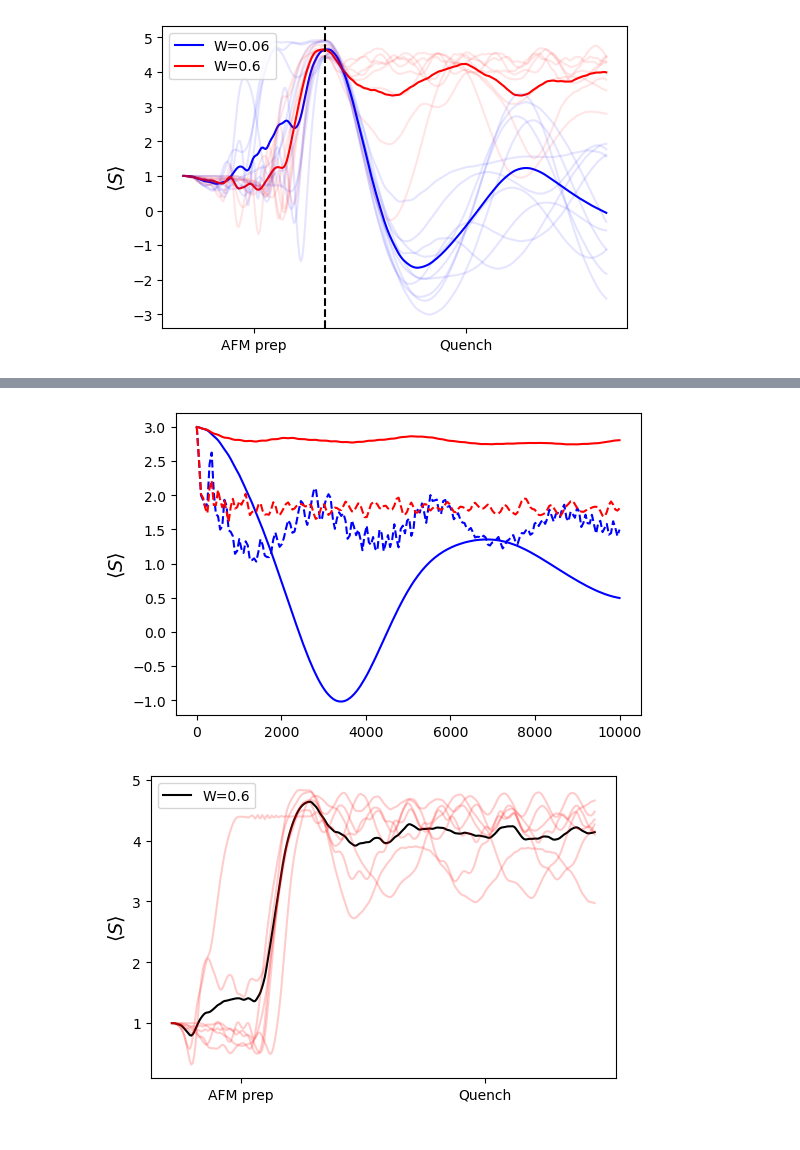
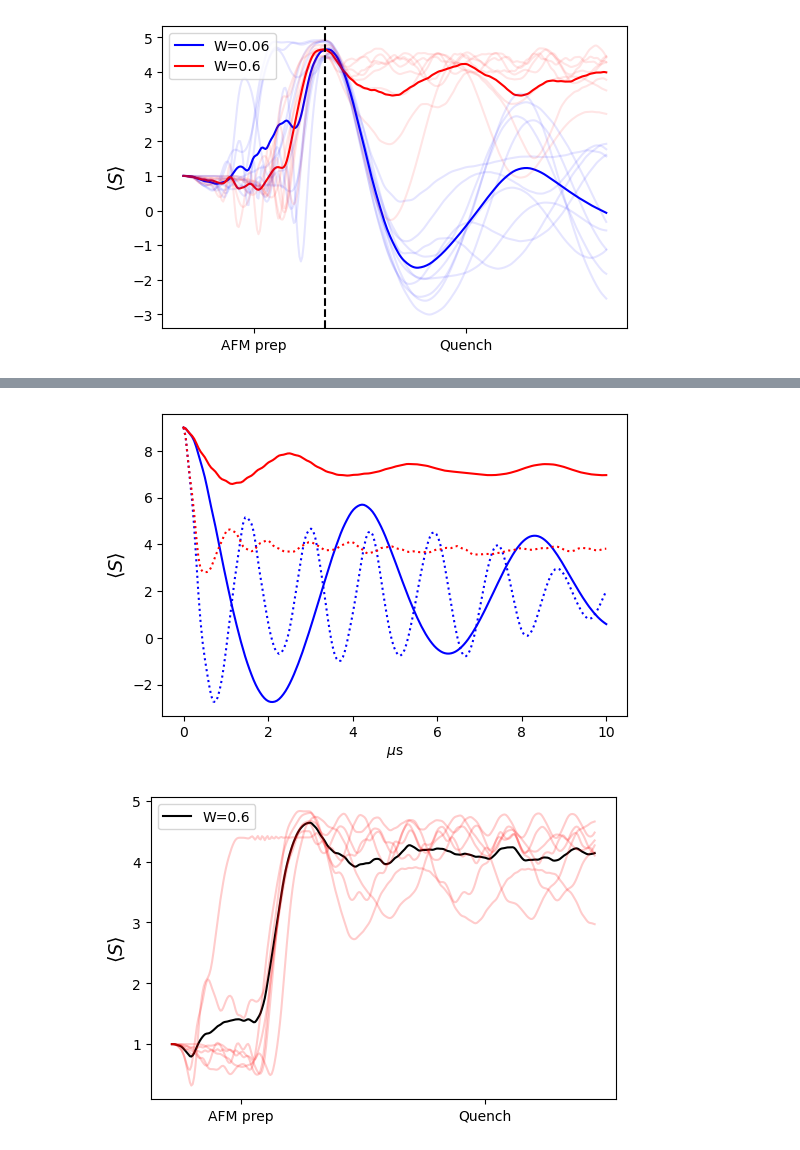
Before and after one commit to sebgrijalva/Pulser, a Jupyter notebook: tutorials/pulse_optim_algo.ipynb, the cells around one changed output, grey strips where cells are left out. Cells and saved outputs as stored; diff of their text form; code cells hidden in the pictures.

```diff
--- a/tutorials/pulse_optim_algo.ipynb
+++ b/tutorials/pulse_optim_algo.ipynb
@@ -288,7 +292,7 @@ def score_quench(para):
         var_S_W += np.var(stg_mag)
     return abs(av_S_0/K) - av_S_W/K + var_S_W/K
 # %%
-RESULT_quench = gp_minimize(score_quench,bounds_quench,n_random_starts = 30, n_calls = 60, initial_point_generator=lhs2,verbose=True)
+RESULT_quench = gp_minimize(score_quench,bounds_quench,n_random_starts = 40, n_calls = 100, initial_point_generator=lhs2,verbose=True)
 # %% [output]
 Iteration No: 1 started. Evaluating function at random point.
 Iteration No: 1 ended. Evaluation done at random point.
@@ -310,3 +314,2 @@ Current minimum: -3.9803
 # %%
-quench_para = [U_0*1,3*U_0]
-score_quench(quench_para)
+quench_para = [U_0*0.5,2*U_0]
@@ -321,4 +322,5 @@ print(RESULT_quench.x[1]/U_0)
 # %%
+N=9
 RW = [reg(N,0.6) for k in range(K)]
 register_dict = {str(i):{'reg':RW[i][0],'W_list':RW[i][1]} for i in range(K)}
 RW0 = [reg(N,0.06) for k in range(K)]
@@ -333,24 +335,27 @@ def stg_mag_after_quench(reg,para):
         sim = Simulation(seq_q, sampling_rate=0.02)
         results = sim.run(initial_state=AF_state)
         expect_val = results.expect([occupation(j,N) for j in range(N)])
-        return sum([(-1)**j*expect_val[j] for j in range(2,N-2)])
+        return sum([(-1)**j*expect_val[j] for j in range(0,N)])
 av_S_0 = np.mean([stg_mag_after_quench(r['reg'],quench_para) for r in register_dict0.values()],axis=0)
 av_S_0_opt = np.mean([stg_mag_after_quench(r['reg'],RESULT_quench.x) for r in register_dict0.values()],axis=0)
 av_S =  np.mean([stg_mag_after_quench(r['reg'],quench_para) for r in register_dict.values()],axis=0)
 av_S_opt = np.mean([stg_mag_after_quench(r['reg'],RESULT_quench.x) for r in register_dict.values()],axis=0)
+# %%
+av_S_0 = np.mean([stg_mag_after_quench(r['reg'],quench_para) for r in register_dict0.values()],axis=0)
+av_S =  np.mean([stg_mag_after_quench(r['reg'],quench_para) for r in register_dict.values()],axis=0)
 # %%
 plt.figure()
 T_quench = 10000
 T_s = int(0.02*T_quench)
-plt.plot(np.linspace(0,T_quench,T_s),av_S_0,'b--')
-plt.plot(np.linspace(0,T_quench,T_s),av_S_0_opt,'b')
-plt.plot(np.linspace(0,T_quench,T_s),av_S,'r--')
-plt.plot(np.linspace(0,T_quench,T_s),av_S_opt,'r')
-plt.xticks()
+plt.plot(np.linspace(0,T_quench//1000,T_s),av_S_0,'b:')
+plt.plot(np.linspace(0,T_quench//1000,T_s),av_S_0_opt,'b')
+plt.plot(np.linspace(0,T_quench//1000,T_s),av_S,'r:')
+plt.plot(np.linspace(0,T_quench//1000,T_s),av_S_opt,'r')
+plt.xlabel(r'$\mu$'+'s')
 plt.ylabel(r'$\langle S\rangle$',fontsize=14)
 plt.show()
 # %% [output]
-[figure, old version]
+[figure, new version]
 # %%
 def seq_quench(reg,para):
     seq_q = interp_seq(reg,para)
```
Also changed, not shown: parts of 7 cells of this notebook, 6 other files.
